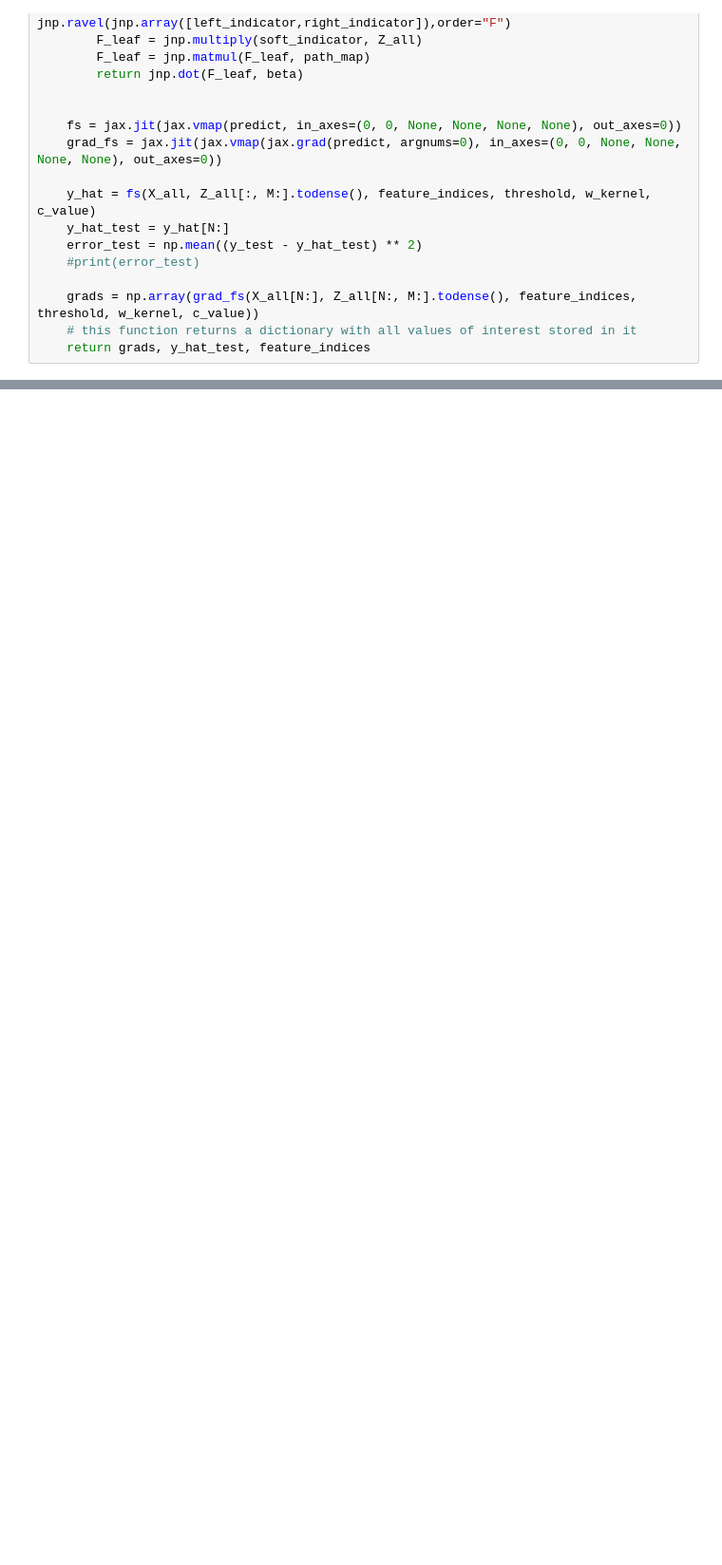
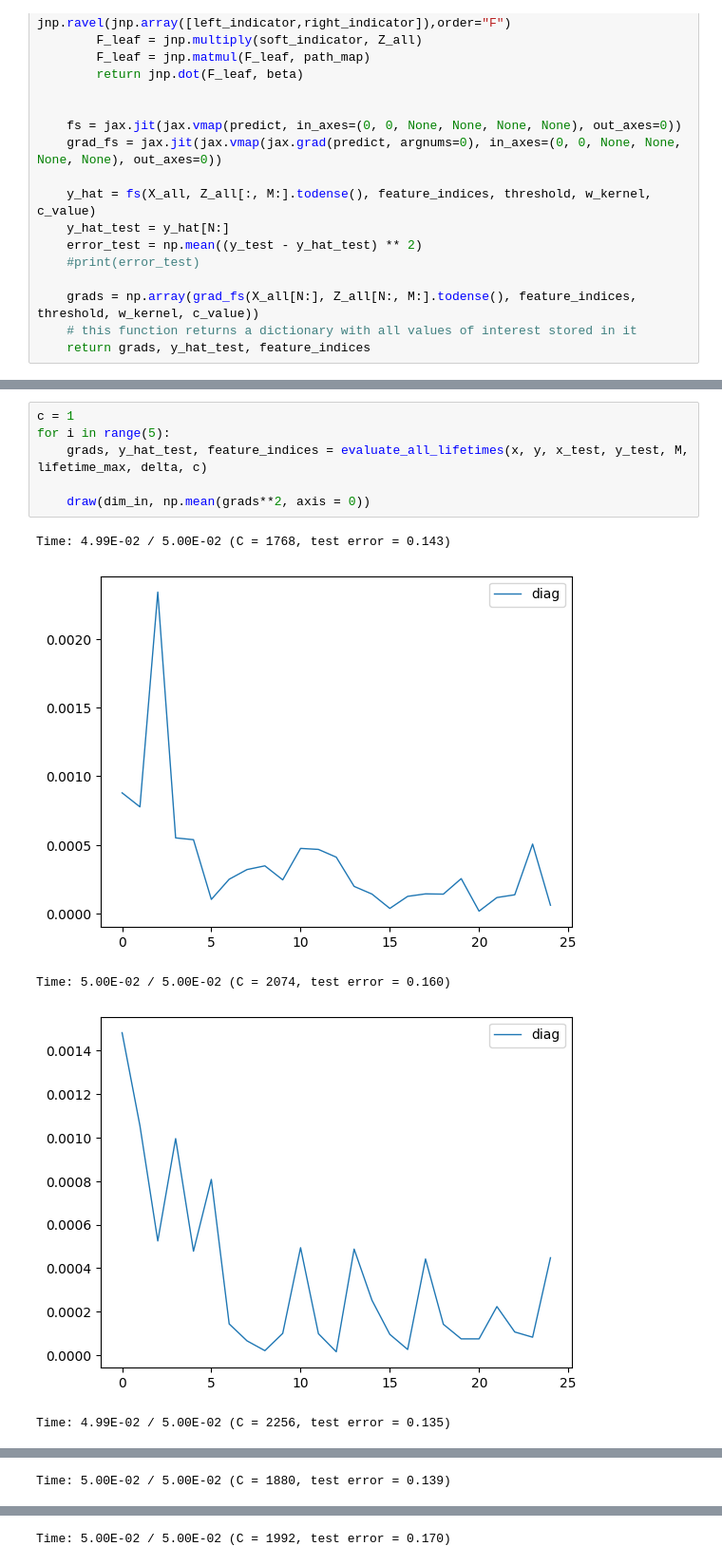
Before and after one commit to Xieyangxinyu/vie, a Jupyter notebook: tree.ipynb, the cells around one changed output, grey strips where cells are left out. Shown at 95% size. Saved outputs shown, nothing was run; the diff lists cells and outputs as text; blank space fills up the shorter version.

```diff
--- a/tree.ipynb
+++ b/tree.ipynb
@@ -226,0 +243,12 @@ Time: 9.99E-03 / 1.00E-02 (C = 672, test error = 0.101)
+# %%
+c = 1
+for i in range(5):
+    grads, y_hat_test, feature_indices = evaluate_all_lifetimes(x, y, x_test, y_test, M, lifetime_max, delta, c)
+
+    draw(dim_in, np.mean(grads**2, axis = 0))
+# %% [output]
+Time: 4.99E-02 / 5.00E-02 (C = 1768, test error = 0.143)
+[figure, added]
+Time: 5.00E-02 / 5.00E-02 (C = 2074, test error = 0.160)
+[figure, added]
+Time: 4.99E-02 / 5.00E-02 (C = 2256, test error = 0.135)
@@ -226,0 +256 @@ Time: 9.99E-03 / 1.00E-02 (C = 672, test error = 0.101)
+Time: 5.00E-02 / 5.00E-02 (C = 1880, test error = 0.139)
@@ -226,0 +258 @@ Time: 9.99E-03 / 1.00E-02 (C = 672, test error = 0.101)
+Time: 5.00E-02 / 5.00E-02 (C = 1992, test error = 0.170)
```
Also changed, not shown: parts of 11 cells of this notebook, 7 other files.
